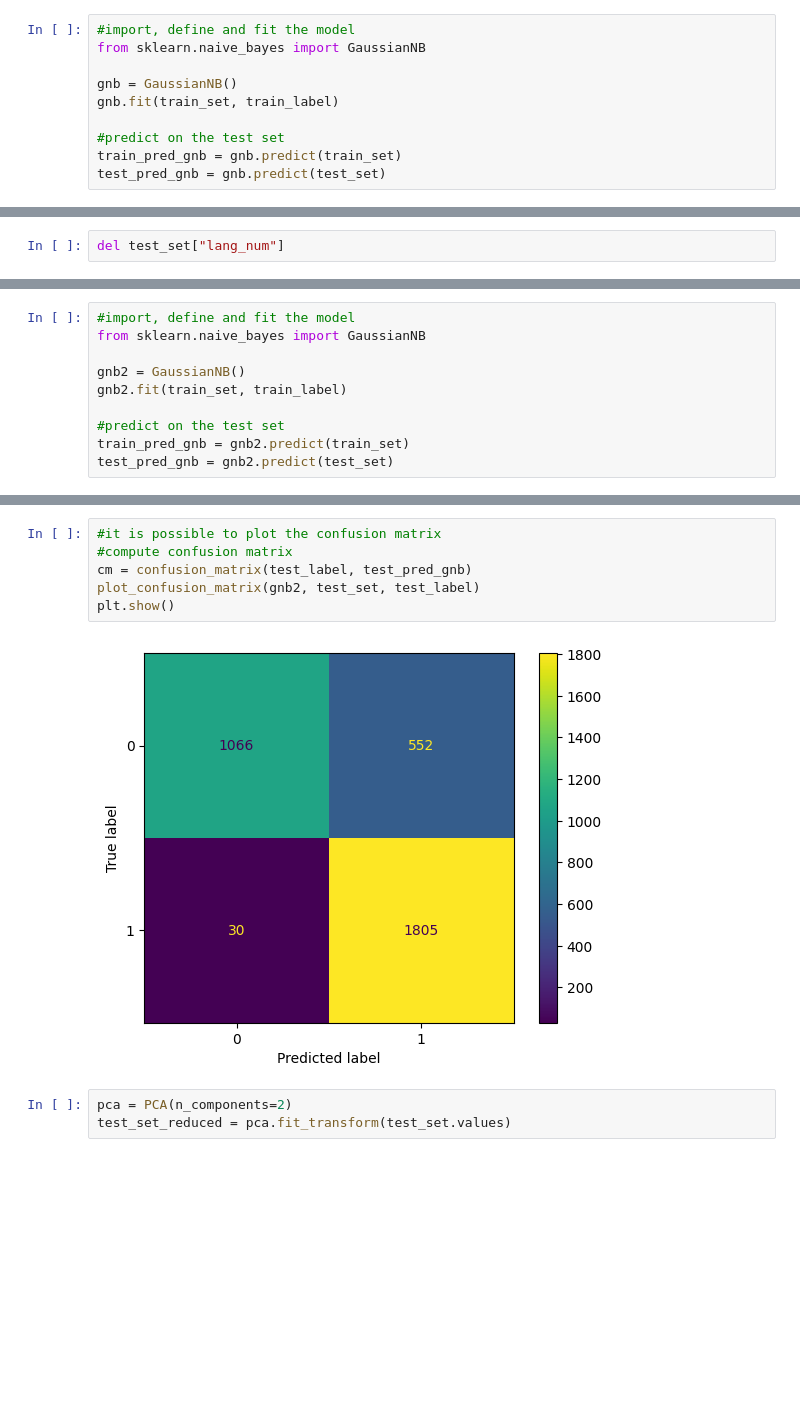
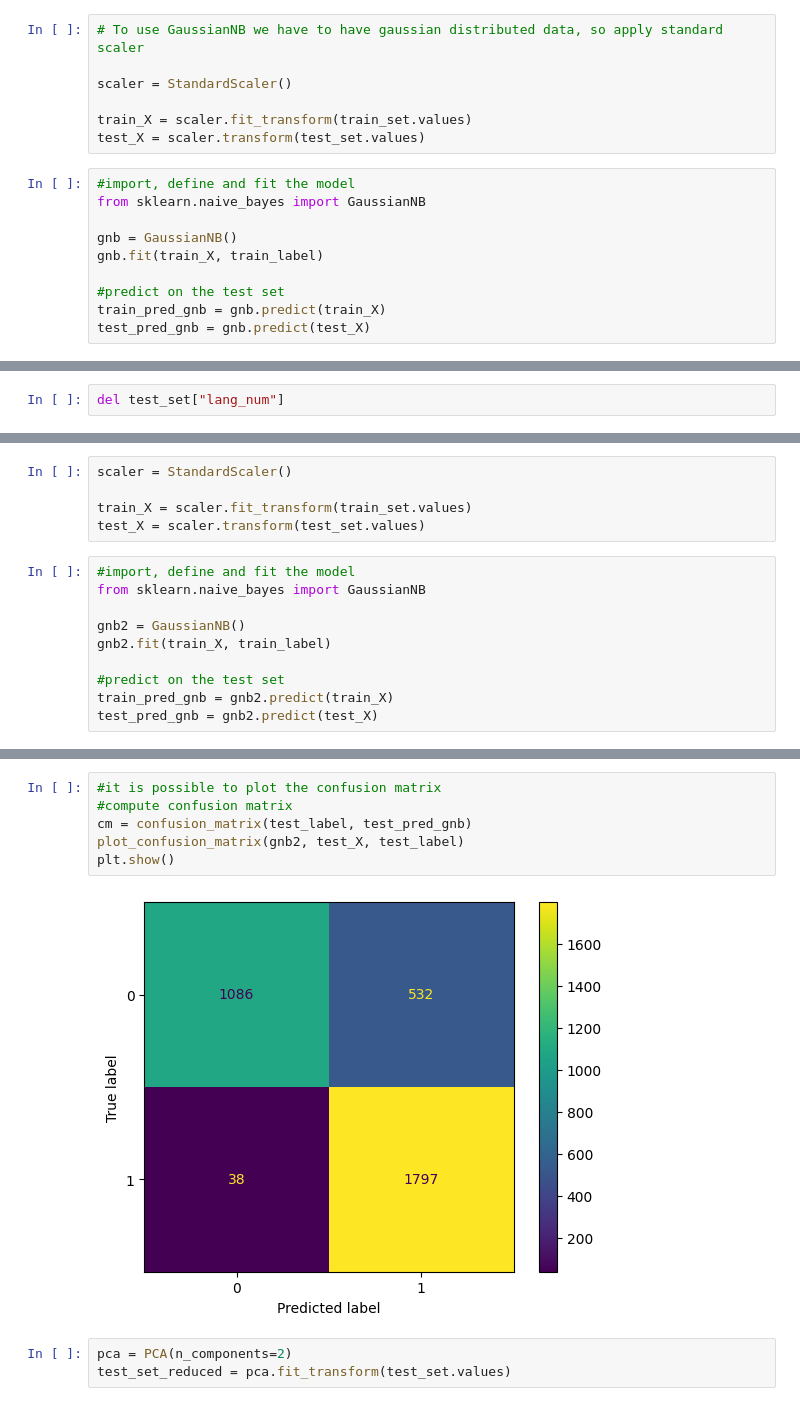
Before and after one commit to Andrew-Wyn/Data_Mining_22_23, a Jupyter notebook: bayes_classification.ipynb, the cells around one changed output, grey strips where cells are left out. Saved outputs shown, nothing was run; the diff lists cells and outputs as text; blank space fills up the shorter version.

```diff
--- a/bayes_classification.ipynb
+++ b/bayes_classification.ipynb
@@ -78,16 +79,23 @@ train_label.head()
 Name: bot, dtype: int64
 # %% [markdown]
 ### Usage of Lang
+# %%
+# To use GaussianNB we have to have gaussian distributed data, so apply standard scaler
+
+scaler = StandardScaler()
+
+train_X = scaler.fit_transform(train_set.values)
+test_X = scaler.transform(test_set.values)
 # %%
 #import, define and fit the model
 from sklearn.naive_bayes import GaussianNB
 
 gnb = GaussianNB()
-gnb.fit(train_set, train_label)
+gnb.fit(train_X, train_label)
 
 #predict on the test set
-train_pred_gnb = gnb.predict(train_set)
-test_pred_gnb = gnb.predict(test_set)
+train_pred_gnb = gnb.predict(train_X)
+test_pred_gnb = gnb.predict(test_X)
 # %%
 print_metrics(train_label, train_pred_gnb, test_label, test_pred_gnb)
 # %% [output]
@@ -215,13 +226,18 @@ test_set.head()
+# %%
+scaler = StandardScaler()
+
+train_X = scaler.fit_transform(train_set.values)
+test_X = scaler.transform(test_set.values)
 # %%
 #import, define and fit the model
 from sklearn.naive_bayes import GaussianNB
 
 gnb2 = GaussianNB()
-gnb2.fit(train_set, train_label)
+gnb2.fit(train_X, train_label)
 
 #predict on the test set
-train_pred_gnb = gnb2.predict(train_set)
-test_pred_gnb = gnb2.predict(test_set)
+train_pred_gnb = gnb2.predict(train_X)
+test_pred_gnb = gnb2.predict(test_X)
 # %%
 print_metrics(train_label, train_pred_gnb, test_label, test_pred_gnb)
 # %% [output]
@@ -258,11 +274,11 @@ Train score  0.82756052141527
 # %%
 #it is possible to plot the confusion matrix
 #compute confusion matrix
 cm = confusion_matrix(test_label, test_pred_gnb)
-plot_confusion_matrix(gnb2, test_set, test_label)
+plot_confusion_matrix(gnb2, test_X, test_label)
 plt.show()
 # %% [output]
-[figure, old version]
+[figure, new version]
 # %%
 pca = PCA(n_components=2)
 test_set_reduced = pca.fit_transform(test_set.values)
```
Also changed, not shown: parts of 21 cells of this notebook.
